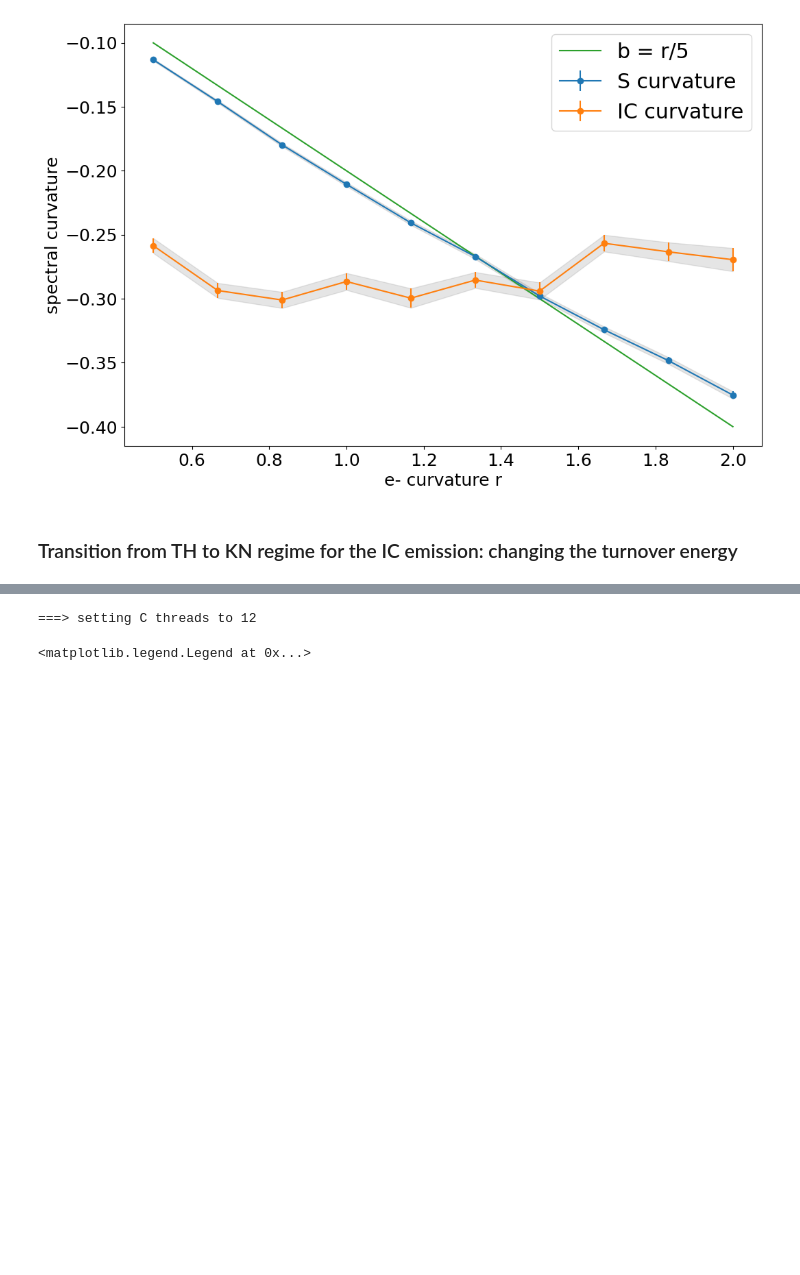
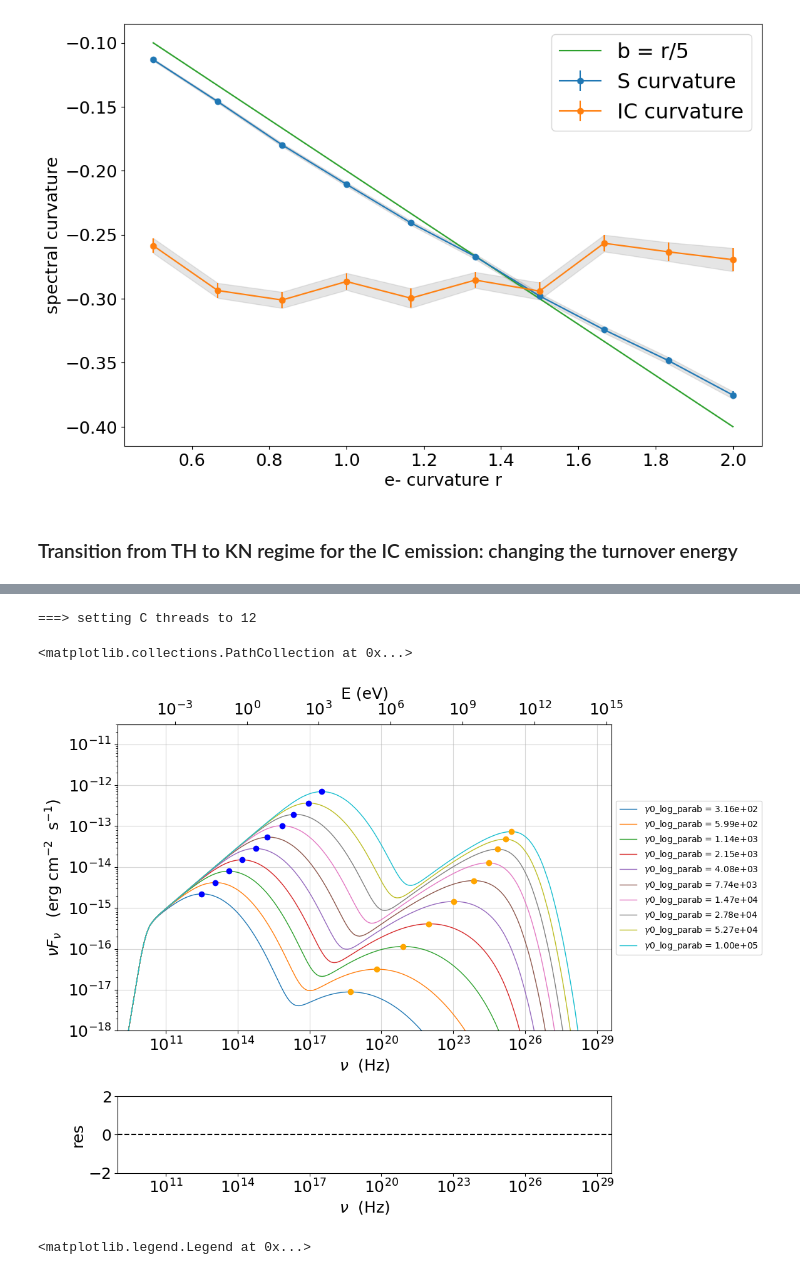
Before and after one commit to andreatramacere/Geneva_HighEnergy_Course, a Jupyter notebook: Tutorial_2.ipynb, the cells around one changed output, grey strips where cells are left out. Drawn from its saved outputs; the diff is of its cells as text; code cells hidden in the pictures; blank space fills up the shorter version.

```diff
--- a/Tutorial_2.ipynb
+++ b/Tutorial_2.ipynb
@@ -624,34 +624,37 @@ n3g_p_e=np.zeros(size)
 
 #colors=list(mcolors.CSS4_COLORS)
 
 
 for ID,gamma0_log_parab in enumerate(np.logspace(2.5,5,size)):
 
 
     my_jet.parameters.gamma0_log_parab.val=gamma0_log_parab
-    my_jet._blob.IC_adaptive_e_binning=1
+    my_jet._blob.IC_adaptive_e_binning=0
+    my_jet._blob.do_IC_down_scattering=0
     my_jet.eval()
     p=my_jet.plot_model(p,comp='Sum',label='$\gamma0$_log_parab = %2.2e'%gamma0_log_parab)
     #with log_log=True, the values are already logarthmic
     x_p,y_p=my_jet.get_component_peak('Sync',log_log=True)
     (nu_p_S[ID],nuFnu_p_S[ID],r_S[ID]),err=get_SED_log_par_fit(x_p,y_p,my_jet,'Sync', delta_p=[0,1])
     r_S_err[ID]=err[2]
     p.sedplot.plot(10**x_p,10**y_p,'o',c='blue')
 
     x_p,y_p=my_jet.get_component_peak('SSC',log_log=True)
     (nu_p_IC[ID],nuFnu_p_IC[ID],r_IC[ID]),err=get_SED_log_par_fit(x_p,y_p,my_jet,'SSC', delta_p=[0,1])
     r_IC_err[ID]=err[2]
     pars,err=get_n_gamma_log_par_fit(my_jet.electron_distribution,power=3,delta_p=[-0.5,0.5])
     g_p_e[ID] = pars[0]
     n3g_p_e[ID] = pars[1]
     p.sedplot.plot(10**x_p,10**y_p,'o',c='orange')
 
 p.setlim(y_min=1E-18,y_max=3E-11,x_min=1E9)
 
 p.sedplot.scatter(nu_p_S,nuFnu_p_S)
 p.sedplot.scatter(nu_p_IC,nuFnu_p_IC)
 # %% [output]
 ===> setting C threads to 12
+<matplotlib.collections.PathCollection at 0x...>
+[figure, added]
 # %%
 matplotlib.rc('font', **font)
 
```
Also changed, not shown: parts of 1 cell of this notebook, 4 other files.
